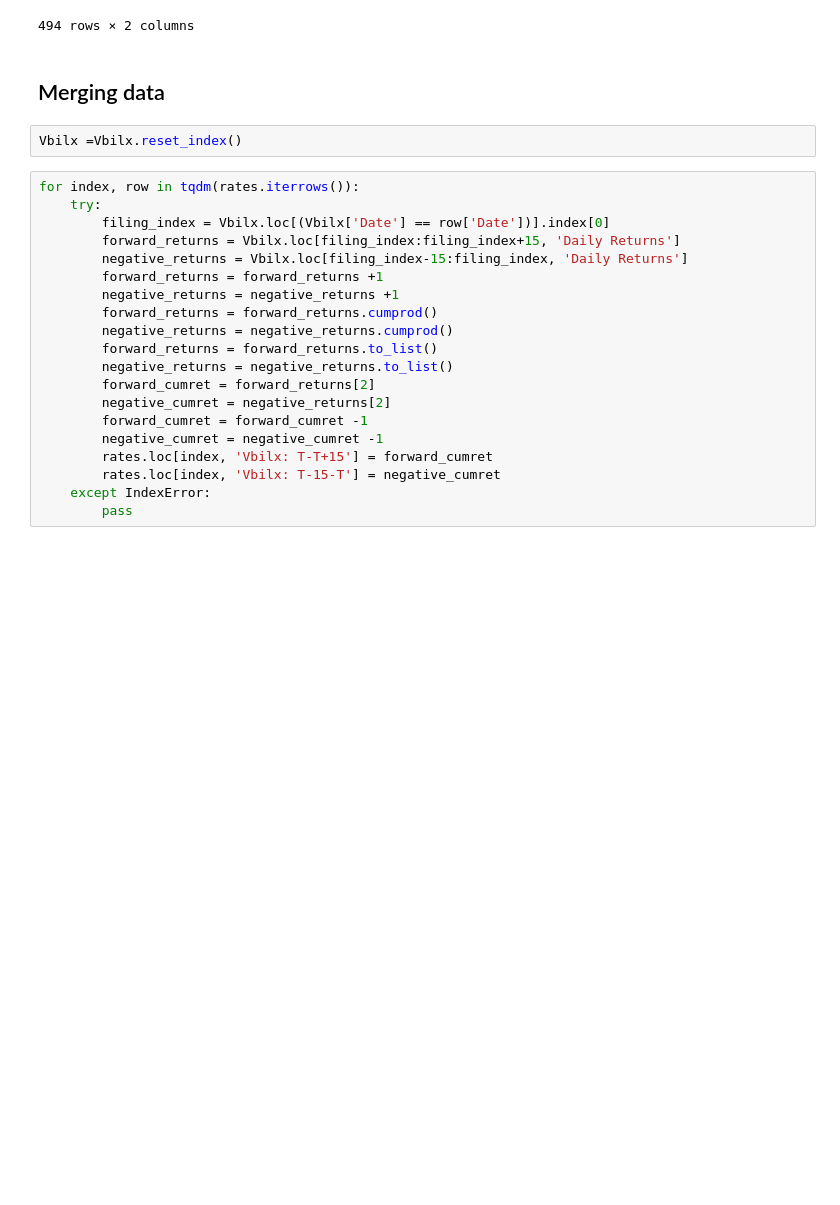
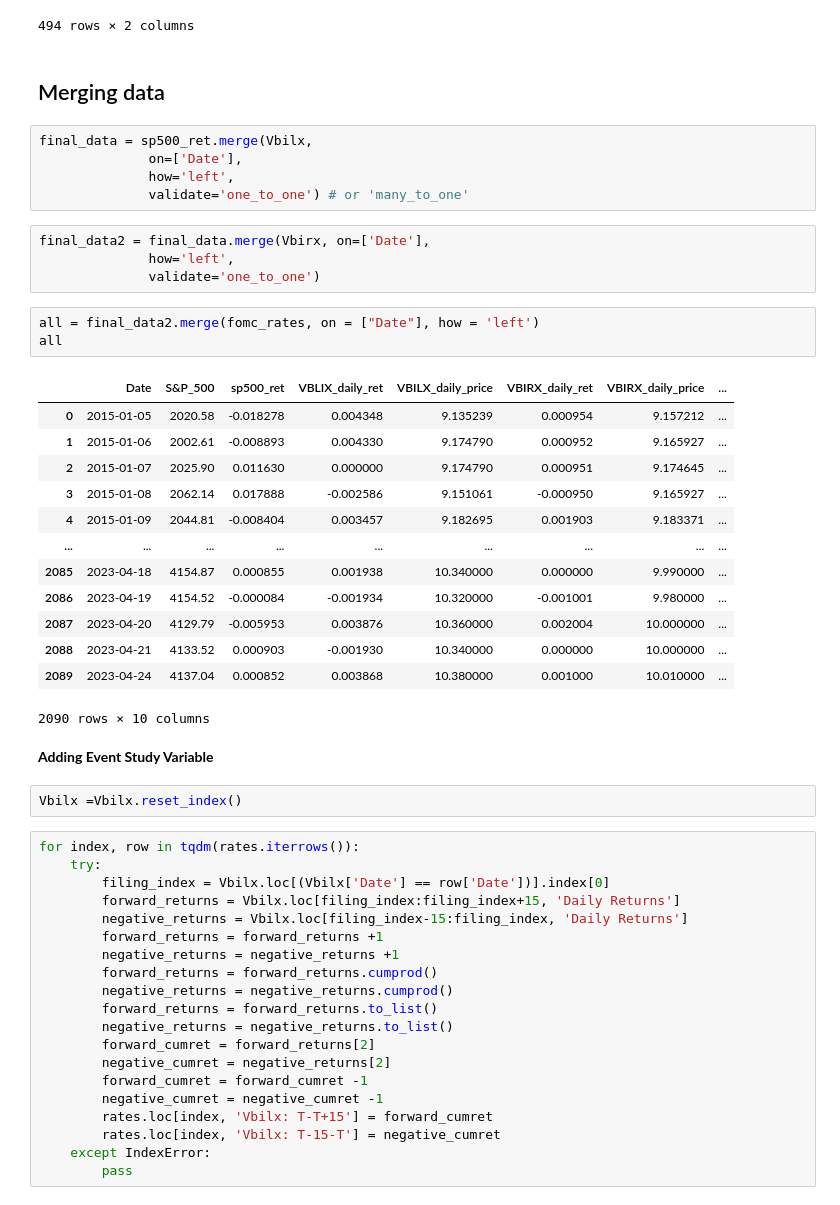
Before and after one commit to mab923/finalteamproject, a Jupyter notebook: FinalProject.ipynb, the cells around one changed output. Saved outputs shown, nothing was run; the diff lists cells and outputs as text; blank space fills up the shorter version.

```diff
--- a/FinalProject.ipynb
+++ b/FinalProject.ipynb
@@ -83,6 +89,34 @@ stock_tv
 494 rows × 2 columns
 # %% [markdown]
 ## Merging data
+# %%
+final_data = sp500_ret.merge(Vbilx,
+              on=['Date'],
+              how='left',
+              validate='one_to_one') # or 'many_to_one'
+# %%
+final_data2 = final_data.merge(Vbirx, on=['Date'],
+              how='left',
+              validate='one_to_one')
+# %%
+all = final_data2.merge(fomc_rates, on = ["Date"], how = 'left')
+all
+# %% [output]
+|  | Date | S&P_500 | sp500_ret | VBLIX_daily_ret | VBILX_daily_price | VBIRX_daily_ret | VBIRX_daily_price | ... |
+| 0 | 2015-01-05 | 2020.58 | -0.018278 | 0.004348 | 9.135239 | 0.000954 | 9.157212 | ... |
+| 1 | 2015-01-06 | 2002.61 | -0.008893 | 0.004330 | 9.174790 | 0.000952 | 9.165927 | ... |
+| 2 | 2015-01-07 | 2025.90 | 0.011630 | 0.000000 | 9.174790 | 0.000951 | 9.174645 | ... |
+| 3 | 2015-01-08 | 2062.14 | 0.017888 | -0.002586 | 9.151061 | -0.000950 | 9.165927 | ... |
+| 4 | 2015-01-09 | 2044.81 | -0.008404 | 0.003457 | 9.182695 | 0.001903 | 9.183371 | ... |
+| ... | ... | ... | ... | ... | ... | ... | ... | ... |
+| 2085 | 2023-04-18 | 4154.87 | 0.000855 | 0.001938 | 10.340000 | 0.000000 | 9.990000 | ... |
+| 2086 | 2023-04-19 | 4154.52 | -0.000084 | -0.001934 | 10.320000 | -0.001001 | 9.980000 | ... |
+| 2087 | 2023-04-20 | 4129.79 | -0.005953 | 0.003876 | 10.360000 | 0.002004 | 10.000000 | ... |
+| 2088 | 2023-04-21 | 4133.52 | 0.000903 | -0.001930 | 10.340000 | 0.000000 | 10.000000 | ... |
+| 2089 | 2023-04-24 | 4137.04 | 0.000852 | 0.003868 | 10.380000 | 0.001000 | 10.010000 | ... |
+2090 rows × 10 columns
+# %% [markdown]
+**Adding Event Study Variable**
 # %%
 Vbilx =Vbilx.reset_index()
 # %%
```
Also changed, not shown: parts of 15 cells of this notebook, 2 other files.
